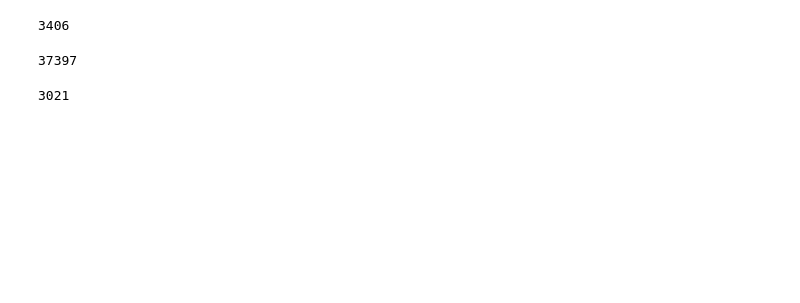
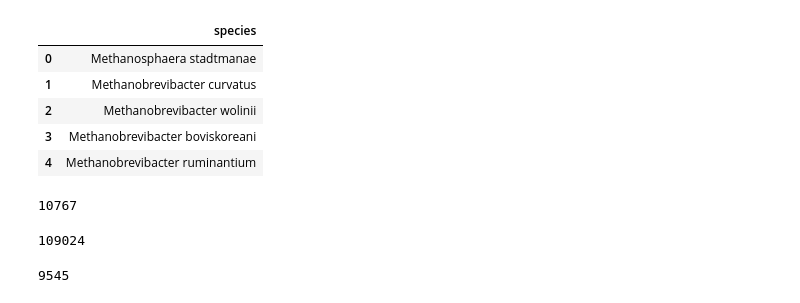
Before and after one commit to Klepac-Ceraj-Lab/thesis, a Jupyter notebook: paper-phylogeny/remove_species_fromtree.ipynb, the cells around one changed output. Saved outputs shown, nothing was run; the diff lists cells and outputs as text; code cells hidden in the pictures; blank space fills up the shorter version.

```diff
--- a/paper-phylogeny/remove_species_fromtree.ipynb
+++ b/paper-phylogeny/remove_species_fromtree.ipynb
@@ -11,7 +10,16 @@ import glob
 # %%
 # read in species list used to make tree with branch lengths
-tree_species = pd.read_csv("/Users/danielle/Documents/thesis/paper-phylogeny/methods_tree_species.txt", header=None)
+tree_species = pd.read_csv("/Users/danielle/Documents/thesis/paper-phylogeny/union_species_final.txt", header=None)
 tree_species.columns = ['species']
+# %%
+tree_species.head()
+# %% [output]
+|  | species |
+| 0 | Methanosphaera stadtmanae |
+| 1 | Methanobrevibacter curvatus |
+| 2 | Methanobrevibacter wolinii |
+| 3 | Methanobrevibacter boviskoreani |
+| 4 | Methanobrevibacter ruminantium |
 # %%
 tree_species['species'] = [s.replace('[', '').replace(']', '') for s in tree_species['species']]
 # %%
@@ -32,17 +40,17 @@ for species in tree_species["species"]:
 with open("keep_species.txt", "w") as output:
     output.write(str(species_list))
 # %% [output]
-3406
+10767
 # %%
 with open("remove_species.txt", "w") as output:
     output.write(str(remove_list))
 # %% [output]
-37397
+109024
 # %%
 with open('species_timetree.txt', mode='wt', encoding='utf-8') as myfile:
     myfile.write('\n'.join(species_list))
 # %% [output]
-3021
+9545
 # %%
 species_list.sort()
 # %%
```
Also changed, not shown: parts of 6 cells of this notebook, 6 other files.
